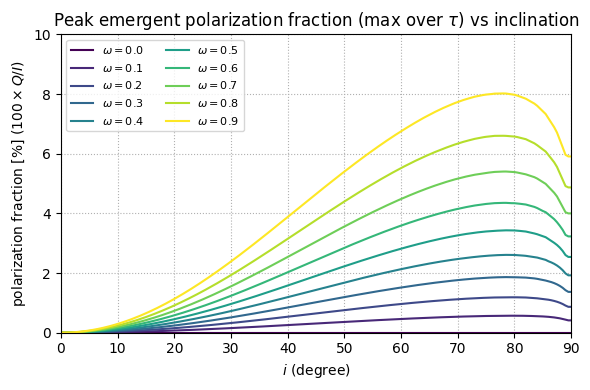
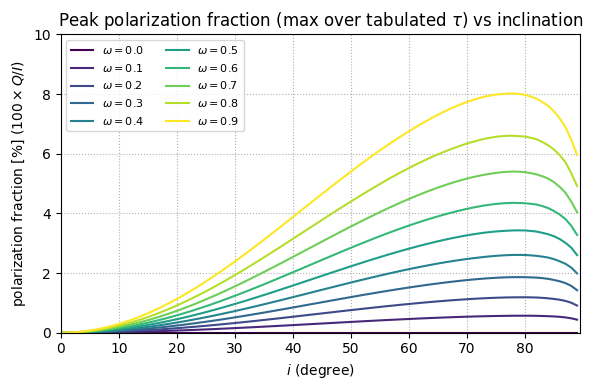
Code edit (unified diff) that turned the first committed figure into the second:
--- before
+++ after
@@ -1,108 +1,57 @@
-from emergentintensity import emergent_stokes, INTERP_TABLES
-
+from emergentintensity import INTERP_TABLES, setup_tables
 import numpy as np
 import matplotlib.pyplot as plt
 
-# ========== Assumptions ==========
-# We assume that the following has already been executed:
-#   TABLES, INTERP_TABLES = setup_tables(DATA_DIR)
+# ---- ensure tables ----
+if INTERP_TABLES is None:
+    setup_tables()
 
-tau_grid   = INTERP_TABLES["tau_grid"]              # shape (N_tau,)
-omega_grid = np.array(INTERP_TABLES["omega_grid"])  # shape (N_omega,)
-per_tau    = INTERP_TABLES["per_tau"]               # list of dicts, len = N_tau
+tau_grid   = np.asarray(INTERP_TABLES["tau_grid"], dtype=float)
+omega_arr  = np.asarray(INTERP_TABLES["omega_grid"], dtype=float)  # use table grid
+per_tau    = INTERP_TABLES["per_tau"]
 
-# For Fig.4 we use the omega-grid from the tables directly
-omega_arr = omega_grid.copy()
+# ---- inclination grid (exclude 90 deg) ----
+# 0.5 deg steps but stop at 89.5 to avoid mu=0
+inc_vals = np.arange(0.0, 90.0, 1.0)   # 0.0 ... 89.0
+mu_vals  = np.cos(np.deg2rad(inc_vals))
 
-# Inclination i: 0–90 deg (0.5 deg steps)
-inc_vals  = np.linspace(0.0, 90.0, 181)
+# ---- compute peak 100*(Q/I) over tau, for each omega ----
+PF_peak = np.empty((len(omega_arr), len(mu_vals)), dtype=float)
 
+for iw in range(len(omega_arr)):
+    peak_vs_i = np.full(len(mu_vals), -np.inf, dtype=float)
 
-# ========== Fast 1D linear interpolation along mu (NumPy version) ==========
+    for kt in range(len(tau_grid)):
+        rec = per_tau[kt]
+        mu_grid = np.asarray(rec["mu_grid"], dtype=float)     # increasing
+        I_mu = np.asarray(rec["I"][iw, :], dtype=float)
+        Q_mu = np.asarray(rec["Q"][iw, :], dtype=float)
 
-def interp_mu_1d(mu, mu_grid, values):
-    """
-    1D linear interpolation in mu (for a fixed omega and tau).
-    Values are clipped at the edges.
-    """
-    mu_val = float(mu)
-    mu_grid = np.asarray(mu_grid, dtype=float)
-    values  = np.asarray(values, dtype=float)
+        # fast mu-interp for all inclinations at once (clipped at ends)
+        I_i = np.interp(mu_vals, mu_grid, I_mu)
+        Q_i = np.interp(mu_vals, mu_grid, Q_mu)
 
-    mu_min = float(mu_grid[0])
-    mu_max = float(mu_grid[-1])
+        pf_i = np.zeros_like(I_i)
+        mask = (I_i != 0.0)
+        pf_i[mask] = Q_i[mask] / I_i[mask]
 
-    if mu_val <= mu_min:
-        return float(values[0])
-    if mu_val >= mu_max:
-        return float(values[-1])
+        peak_vs_i = np.maximum(peak_vs_i, pf_i)
 
-    idx_hi = int(np.searchsorted(mu_grid, mu_val, side="right"))
-    idx_lo = idx_hi - 1
+    PF_peak[iw, :] = 100.0 * peak_vs_i
 
-    x0 = float(mu_grid[idx_lo])
-    x1 = float(mu_grid[idx_hi])
-    t  = (mu_val - x0) / (x1 - x0)
-
-    v0 = float(values[idx_lo])
-    v1 = float(values[idx_hi])
-    return float((1.0 - t) * v0 + t * v1)
-
-
-# ========== For each omega and inclination, compute peak (Q/I) over tau ==========
-
-PF_peak_map = {}   # omega -> peak(Q/I)(i) [%]
-
-# Precompute indices of each omega in the omega_grid (they should match almost exactly)
-omega_indices = []
-for omega in omega_arr:
-    idx = int(np.argmin(np.abs(omega_grid - omega)))
-    omega_indices.append(idx)
-omega_indices = np.array(omega_indices, dtype=int)
-
-for omega, iw_grid in zip(omega_arr, omega_indices):
-    PF_peak_list = []
-
-    for inc in inc_vals:
-        mu = float(np.cos(np.deg2rad(inc)))
-
-        # For each tau, compute PF(tau, omega, mu) = Q/I from the tables
-        pf_vs_tau = []
-        for kt, tau in enumerate(tau_grid):
-            rec = per_tau[kt]
-            mu_grid_k = np.asarray(rec["mu_grid"], dtype=float)
-
-            I_omega_mu = np.asarray(rec["I"][iw_grid, :], dtype=float)  # (N_mu,)
-            Q_omega_mu = np.asarray(rec["Q"][iw_grid, :], dtype=float)  # (N_mu,)
-
-            I_val = interp_mu_1d(mu, mu_grid_k, I_omega_mu)
-            Q_val = interp_mu_1d(mu, mu_grid_k, Q_omega_mu)
-
-            pf_val = 0.0 if I_val == 0.0 else (Q_val / I_val)
-            pf_vs_tau.append(pf_val)
-
-        pf_vs_tau = np.array(pf_vs_tau, dtype=float)
-        pf_peak   = float(np.max(pf_vs_tau))        # peak PF at this (omega, i)
-        PF_peak_list.append(100.0 * pf_peak)        # convert to [%]
-
-    PF_peak_map[omega] = np.array(PF_peak_list, dtype=float)
-
-
-# ========== Plot (Fig.4 reproduction) ==========
-
+# ---- plot ----
 plt.figure(figsize=(6, 4))
-
 colors = plt.cm.viridis(np.linspace(0.0, 1.0, len(omega_arr)))
 
-for omega, c in zip(omega_arr, colors):
-    plt.plot(inc_vals, PF_peak_map[omega], color=c, label=fr"$\omega={omega:.1f}$")
+for iw, (omega, c) in enumerate(zip(omega_arr, colors)):
+    plt.plot(inc_vals, PF_peak[iw, :], color=c, label=fr"$\omega={omega:.1f}$")
 
 plt.xlabel(r"$i$ (degree)")
 plt.ylabel(r"polarization fraction [%] ($100\times Q/I$)")
-plt.xlim(0.0, 90.0)
-plt.ylim(0.0, 10.0)     # adjust if needed
+plt.xlim(0.0, 89.5)
+plt.ylim(0.0, 10.0)  # adjust if needed
 plt.grid(True, ls=":")
 plt.legend(ncol=2, fontsize=8, loc="best")
-plt.title(r"Peak emergent polarization fraction (max over $\tau$) vs inclination")
-
+plt.title(r"Peak polarization fraction (max over tabulated $\tau$) vs inclination")
 plt.tight_layout()
+plt.show()

Commit: minor change